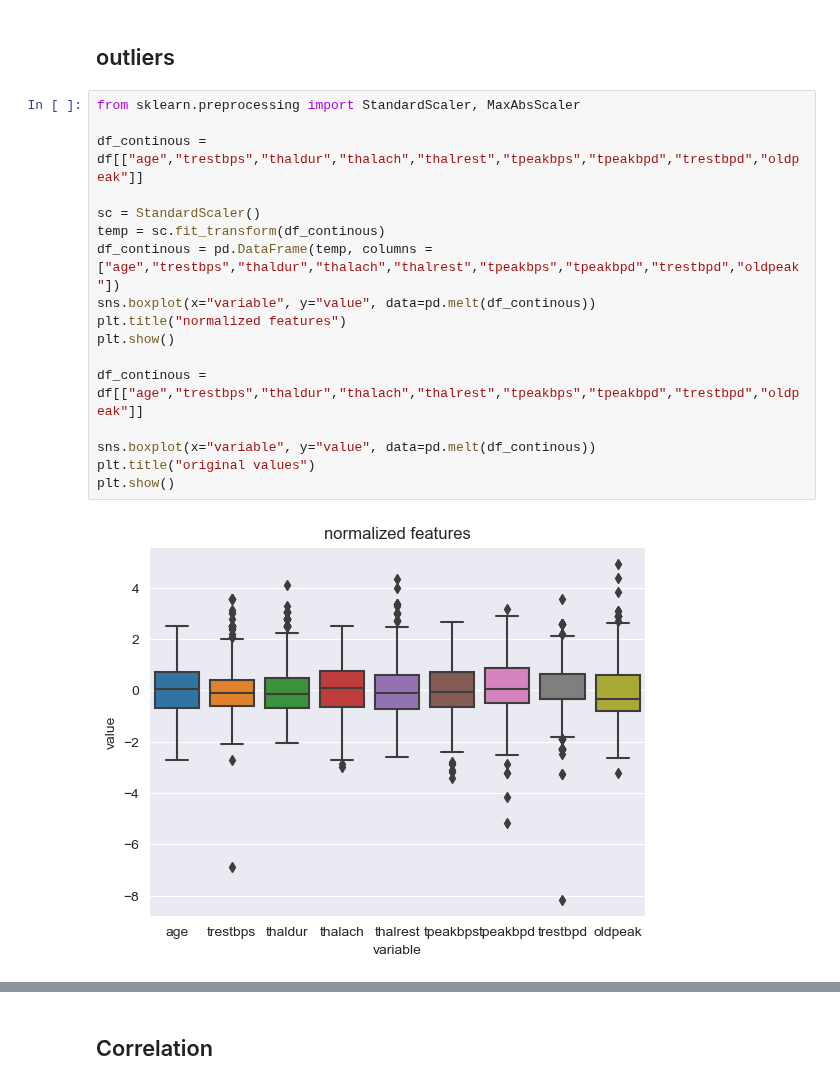
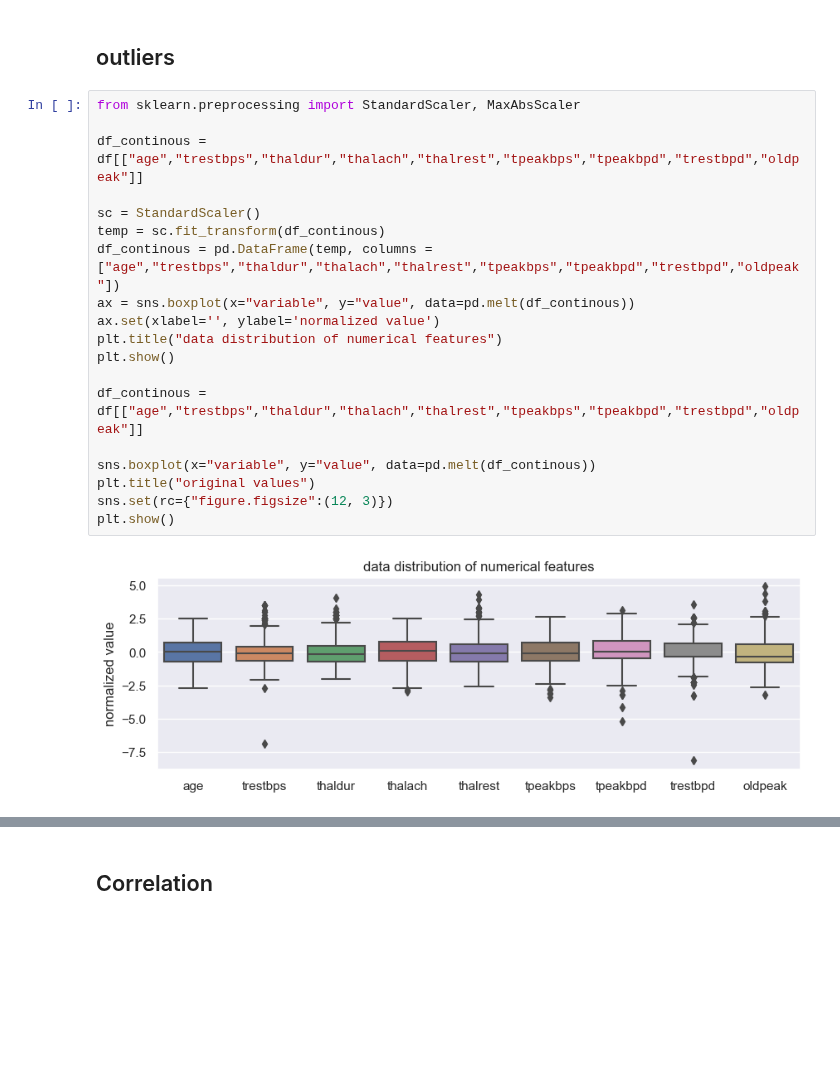
Before and after one commit to FinnHuelsbusch/UniMannheim-DataMining, a Jupyter notebook: Analyse.ipynb, the cells around one changed output, grey strips where cells are left out. Saved outputs shown, nothing was run; the diff lists cells and outputs as text; blank space fills up the shorter version.

Commit message:
changed scale of graphs

```diff
--- a/Analyse.ipynb
+++ b/Analyse.ipynb
@@ -144,19 +144,21 @@ missing after enrichment:        43.05%
 # %%
 from sklearn.preprocessing import StandardScaler, MaxAbsScaler
 
 df_continous = df[["age","trestbps","thaldur","thalach","thalrest","tpeakbps","tpeakbpd","trestbpd","oldpeak"]]
 
 sc = StandardScaler()
 temp = sc.fit_transform(df_continous)
 df_continous = pd.DataFrame(temp, columns = ["age","trestbps","thaldur","thalach","thalrest","tpeakbps","tpeakbpd","trestbpd","oldpeak"])
-sns.boxplot(x="variable", y="value", data=pd.melt(df_continous))
-plt.title("normalized features")
+ax = sns.boxplot(x="variable", y="value", data=pd.melt(df_continous))
+ax.set(xlabel='', ylabel='normalized value')
+plt.title("data distribution of numerical features")
 plt.show()
 
 df_continous = df[["age","trestbps","thaldur","thalach","thalrest","tpeakbps","tpeakbpd","trestbpd","oldpeak"]]
 
 sns.boxplot(x="variable", y="value", data=pd.melt(df_continous))
 plt.title("original values")
+sns.set(rc={"figure.figsize":(12, 3)})
 plt.show()
 # %% [output]
-[figure, old version]
+[figure, new version]
```
Also changed, not shown: parts of 1 cell of this notebook.
